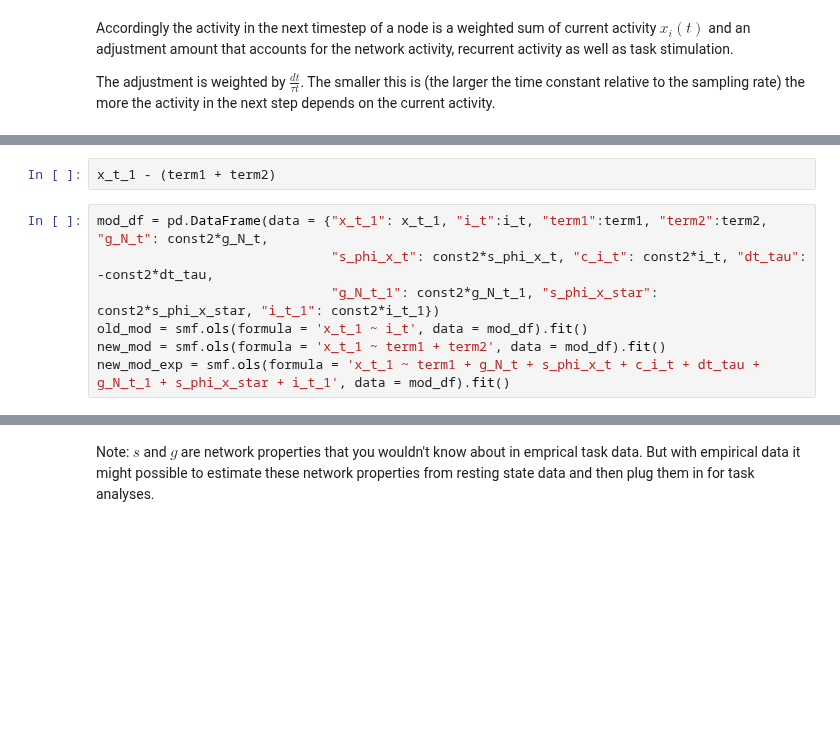
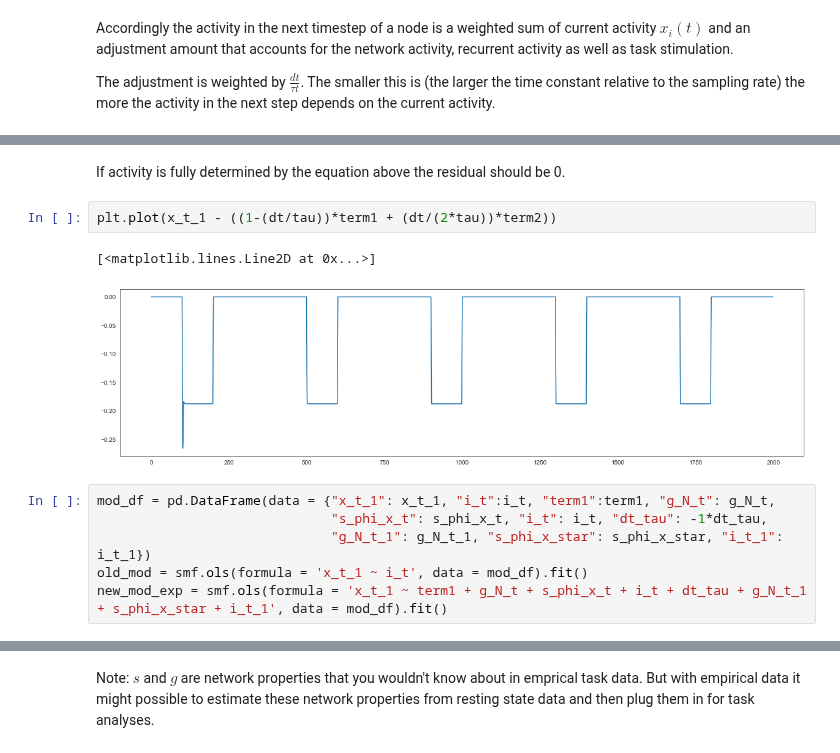
Before and after one commit to zenkavi/NeuralMassModels, a Jupyter notebook: simulations/NB1_Minimal_model.ipynb, the cells around one changed output, grey strips where cells are left out. Cells and saved outputs as stored; diff of their text form; blank space fills up the shorter version.

```diff
--- a/simulations/NB1_Minimal_model.ipynb
+++ b/simulations/NB1_Minimal_model.ipynb
@@ -296,11 +304,15 @@ plt.subplots_adjust(wspace=0.1)
-# %%
-x_t_1 - (term1 + term2)
+# %% [markdown]
+If activity is fully determined by the equation above the residual should be 0.
+# %%
+plt.plot(x_t_1 - ((1-(dt/tau))*term1 + (dt/(2*tau))*term2))
+# %% [output]
+[<matplotlib.lines.Line2D at 0x...>]
+[figure, added]
 # %%
-mod_df = pd.DataFrame(data = {"x_t_1": x_t_1, "i_t":i_t, "term1":term1, "term2":term2, "g_N_t": const2*g_N_t,
-                              "s_phi_x_t": const2*s_phi_x_t, "c_i_t": const2*i_t, "dt_tau": -const2*dt_tau,
-                              "g_N_t_1": const2*g_N_t_1, "s_phi_x_star": const2*s_phi_x_star, "i_t_1": const2*i_t_1})
+mod_df = pd.DataFrame(data = {"x_t_1": x_t_1, "i_t":i_t, "term1":term1, "g_N_t": g_N_t,
+                              "s_phi_x_t": s_phi_x_t, "i_t": i_t, "dt_tau": -1*dt_tau,
+                              "g_N_t_1": g_N_t_1, "s_phi_x_star": s_phi_x_star, "i_t_1": i_t_1})
 old_mod = smf.ols(formula = 'x_t_1 ~ i_t', data = mod_df).fit()
-new_mod = smf.ols(formula = 'x_t_1 ~ term1 + term2', data = mod_df).fit()
-new_mod_exp = smf.ols(formula = 'x_t_1 ~ term1 + g_N_t + s_phi_x_t + c_i_t + dt_tau + g_N_t_1 + s_phi_x_star + i_t_1', data = mod_df).fit()
+new_mod_exp = smf.ols(formula = 'x_t_1 ~ term1 + g_N_t + s_phi_x_t + i_t + dt_tau + g_N_t_1 + s_phi_x_star + i_t_1', data = mod_df).fit()
 # %%
 new_mod_exp.summary()
```
Also changed, not shown: parts of 7 cells of this notebook.
